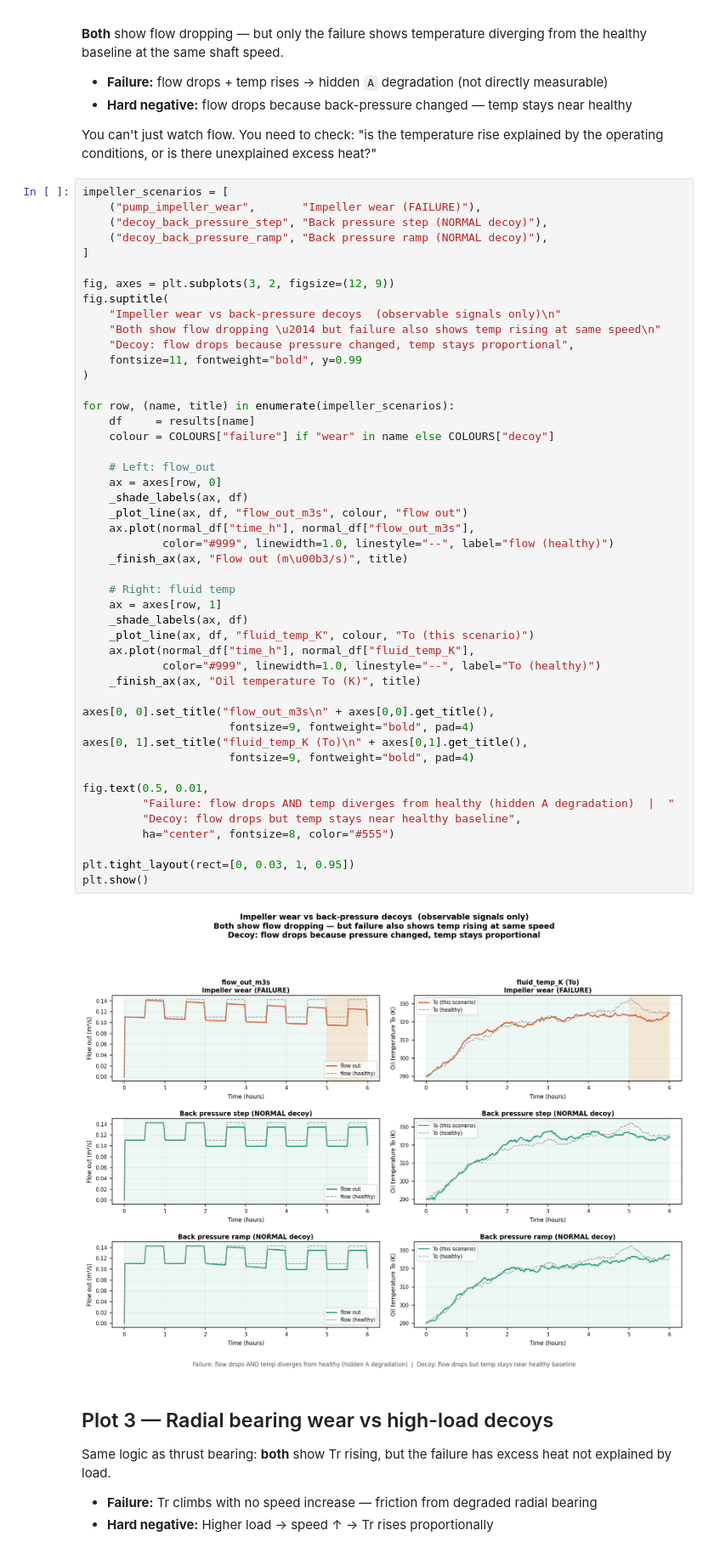
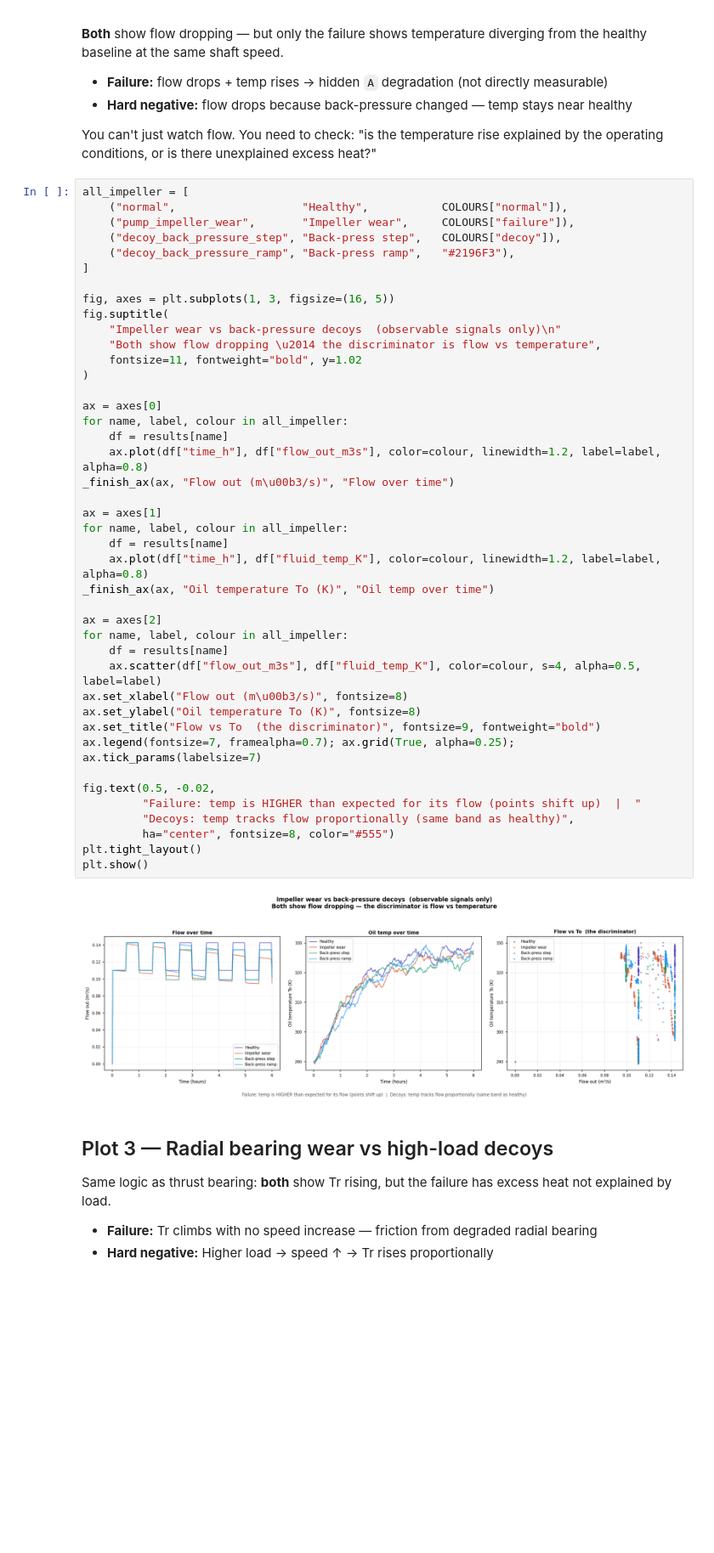
Before and after one commit to rammi-dev/synthetic-data, a Jupyter notebook: sample_visualiser_executed.ipynb, the cells around one changed output. Shown at 85% size. Drawn from its saved outputs; the diff is of its cells as text; blank space fills up the shorter version.

```diff
--- a/sample_visualiser_executed.ipynb
+++ b/sample_visualiser_executed.ipynb
@@ -185,54 +179,49 @@ plt.show()
 
 You can't just watch flow. You need to check: "is the temperature rise explained by the operating conditions, or is there unexplained excess heat?"
 # %%
-impeller_scenarios = [
-    ("pump_impeller_wear",       "Impeller wear (FAILURE)"),
-    ("decoy_back_pressure_step", "Back pressure step (NORMAL decoy)"),
-    ("decoy_back_pressure_ramp", "Back pressure ramp (NORMAL decoy)"),
+all_impeller = [
+    ("normal",                   "Healthy",           COLOURS["normal"]),
+    ("pump_impeller_wear",       "Impeller wear",     COLOURS["failure"]),
+    ("decoy_back_pressure_step", "Back-press step",   COLOURS["decoy"]),
+    ("decoy_back_pressure_ramp", "Back-press ramp",   "#2196F3"),
 ]
 
-fig, axes = plt.subplots(3, 2, figsize=(12, 9))
+fig, axes = plt.subplots(1, 3, figsize=(16, 5))
 fig.suptitle(
     "Impeller wear vs back-pressure decoys  (observable signals only)\n"
-    "Both show flow dropping \u2014 but failure also shows temp rising at same speed\n"
-    "Decoy: flow drops because pressure changed, temp stays proportional",
-    fontsize=11, fontweight="bold", y=0.99
+    "Both show flow dropping \u2014 the discriminator is flow vs temperature",
+    fontsize=11, fontweight="bold", y=1.02
 )
 
-for row, (name, title) in enumerate(impeller_scenarios):
-    df     = results[name]
-    colour = COLOURS["failure"] if "wear" in name else COLOURS["decoy"]
+ax = axes[0]
+for name, label, colour in all_impeller:
+    df = results[name]
+    ax.plot(df["time_h"], df["flow_out_m3s"], color=colour, linewidth=1.2, label=label, alpha=0.8)
+_finish_ax(ax, "Flow out (m\u00b3/s)", "Flow over time")
 
-    # Left: flow_out
-    ax = axes[row, 0]
-    _shade_labels(ax, df)
-    _plot_line(ax, df, "flow_out_m3s", colour, "flow out")
-    ax.plot(normal_df["time_h"], normal_df["flow_out_m3s"],
-            color="#999", linewidth=1.0, linestyle="--", label="flow (healthy)")
-    _finish_ax(ax, "Flow out (m\u00b3/s)", title)
+ax = axes[1]
+for name, label, colour in all_impeller:
+    df = results[name]
+    ax.plot(df["time_h"], df["fluid_temp_K"], color=colour, linewidth=1.2, label=label, alpha=0.8)
+_finish_ax(ax, "Oil temperature To (K)", "Oil temp over time")
 
-    # Right: fluid temp
-    ax = axes[row, 1]
-    _shade_labels(ax, df)
-    _plot_line(ax, df, "fluid_temp_K", colour, "To (this scenario)")
-    ax.plot(normal_df["time_h"], normal_df["fluid_temp_K"],
-            color="#999", linewidth=1.0, linestyle="--", label="To (healthy)")
-    _finish_ax(ax, "Oil temperature To (K)", title)
+ax = axes[2]
+for name, label, colour in all_impeller:
+    df = results[name]
+    ax.scatter(df["flow_out_m3s"], df["fluid_temp_K"], color=colour, s=4, alpha=0.5, label=label)
+ax.set_xlabel("Flow out (m\u00b3/s)", fontsize=8)
+ax.set_ylabel("Oil temperature To (K)", fontsize=8)
+ax.set_title("Flow vs To  (the discriminator)", fontsize=9, fontweight="bold")
+ax.legend(fontsize=7, framealpha=0.7); ax.grid(True, alpha=0.25); ax.tick_params(labelsize=7)
 
-axes[0, 0].set_title("flow_out_m3s\n" + axes[0,0].get_title(),
-                      fontsize=9, fontweight="bold", pad=4)
-axes[0, 1].set_title("fluid_temp_K (To)\n" + axes[0,1].get_title(),
-                      fontsize=9, fontweight="bold", pad=4)
-
-fig.text(0.5, 0.01,
-         "Failure: flow drops AND temp diverges from healthy (hidden A degradation)  |  "
-         "Decoy: flow drops but temp stays near healthy baseline",
+fig.text(0.5, -0.02,
+         "Failure: temp is HIGHER than expected for its flow (points shift up)  |  "
+         "Decoys: temp tracks flow proportionally (same band as healthy)",
          ha="center", fontsize=8, color="#555")
-
-plt.tight_layout(rect=[0, 0.03, 1, 0.95])
+plt.tight_layout()
 plt.show()
 # %% [output]
-[figure, old version]
+[figure, new version]
 # %% [markdown]
 ## Plot 3 — Radial bearing wear vs high-load decoys
 
```
Also changed, not shown: parts of 3 cells of this notebook, 2 other files.
